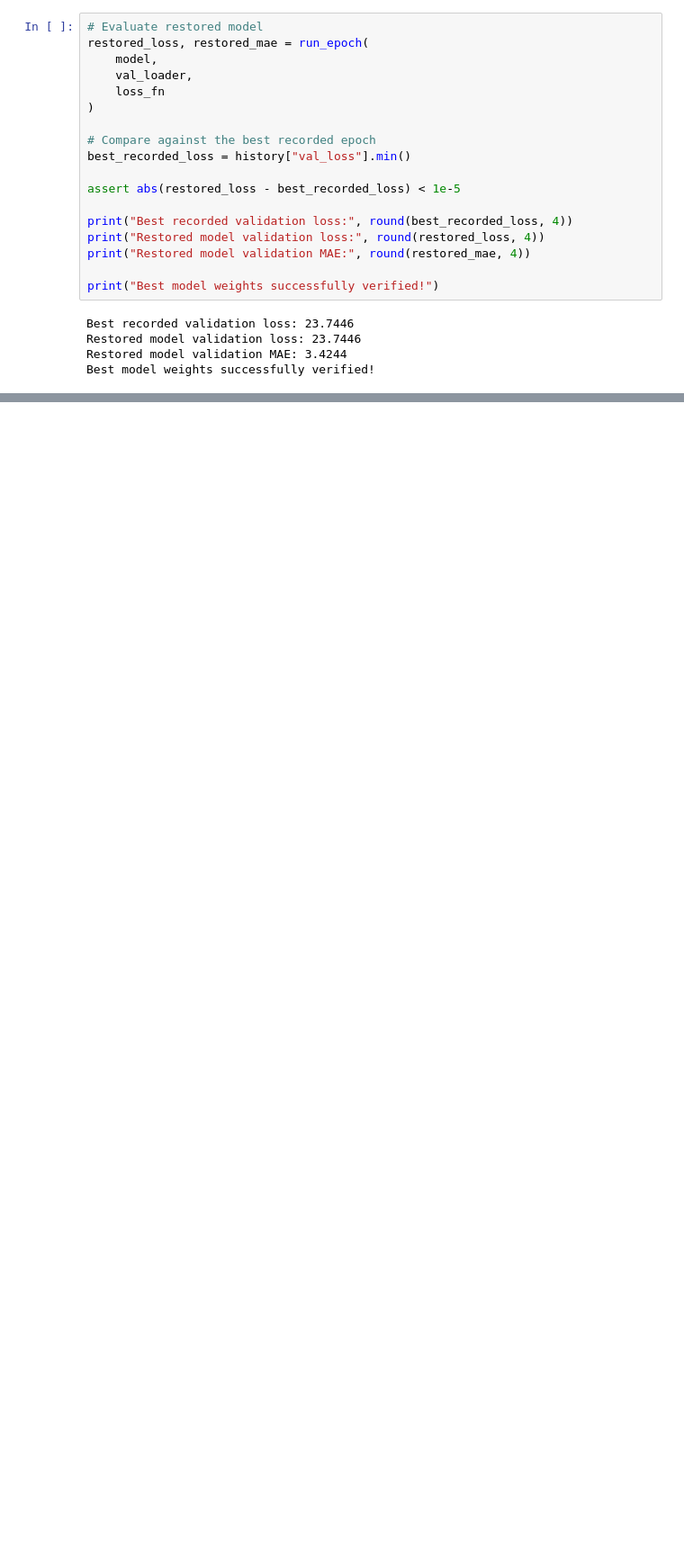
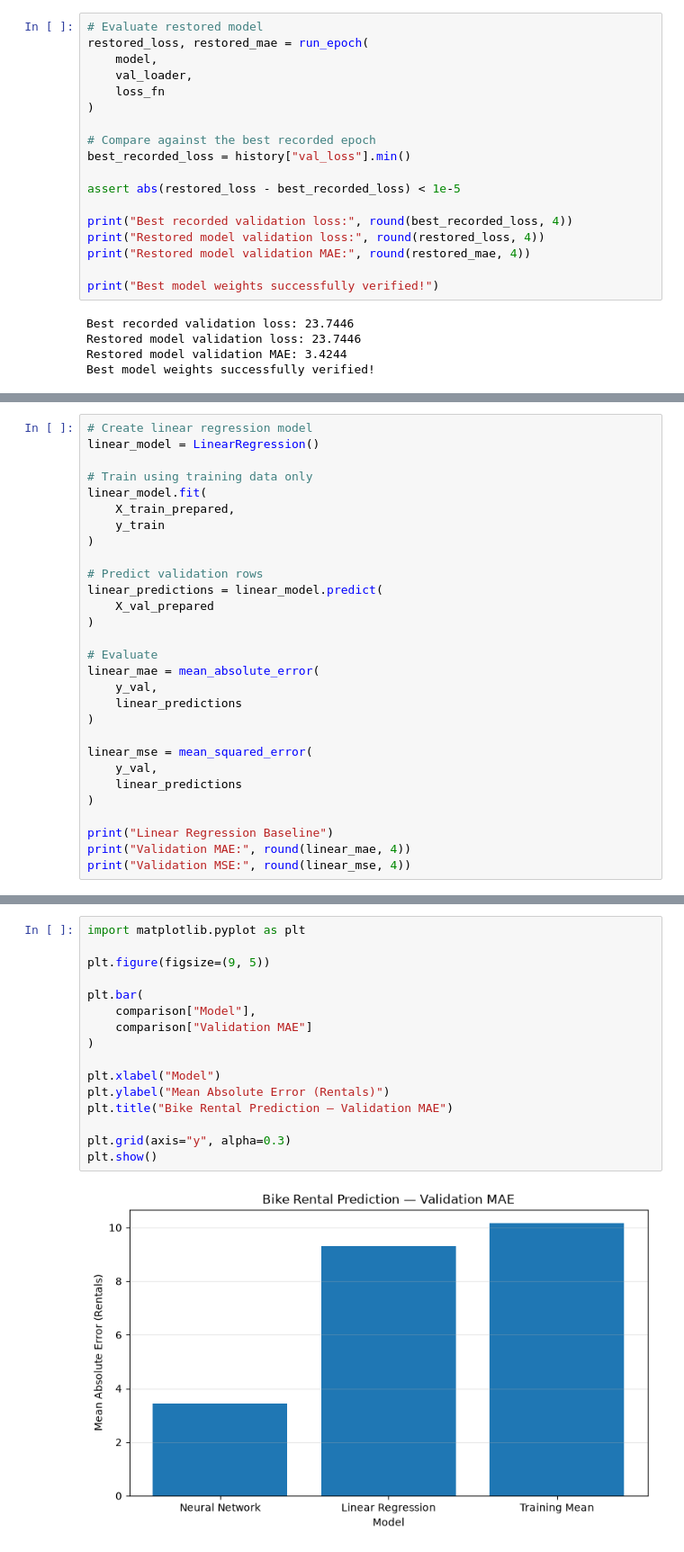
Before and after one commit to Arte8/lab7LBS, a Jupyter notebook: analysis.ipynb, the cells around one changed output, grey strips where cells are left out. Shown at 90% size. Saved outputs shown, nothing was run; the diff lists cells and outputs as text; blank space fills up the shorter version.

Commit message:
prediting training mean and linear regression

```diff
--- a/analysis.ipynb
+++ b/analysis.ipynb
@@ -583,0 +613,29 @@ Best model weights successfully verified!
+# %%
+# Create linear regression model
+linear_model = LinearRegression()
+
+# Train using training data only
+linear_model.fit(
+    X_train_prepared,
+    y_train
+)
+
+# Predict validation rows
+linear_predictions = linear_model.predict(
+    X_val_prepared
+)
+
+# Evaluate
+linear_mae = mean_absolute_error(
+    y_val,
+    linear_predictions
+)
+
+linear_mse = mean_squared_error(
+    y_val,
+    linear_predictions
+)
+
+print("Linear Regression Baseline")
+print("Validation MAE:", round(linear_mae, 4))
+print("Validation MSE:", round(linear_mse, 4))
@@ -583,0 +683,18 @@ Best model weights successfully verified!
+# %%
+import matplotlib.pyplot as plt
+
+plt.figure(figsize=(9, 5))
+
+plt.bar(
+    comparison["Model"],
+    comparison["Validation MAE"]
+)
+
+plt.xlabel("Model")
+plt.ylabel("Mean Absolute Error (Rentals)")
+plt.title("Bike Rental Prediction — Validation MAE")
+
+plt.grid(axis="y", alpha=0.3)
+plt.show()
+# %% [output]
+[figure, added]
```
Also changed, not shown: parts of 5 cells of this notebook.
